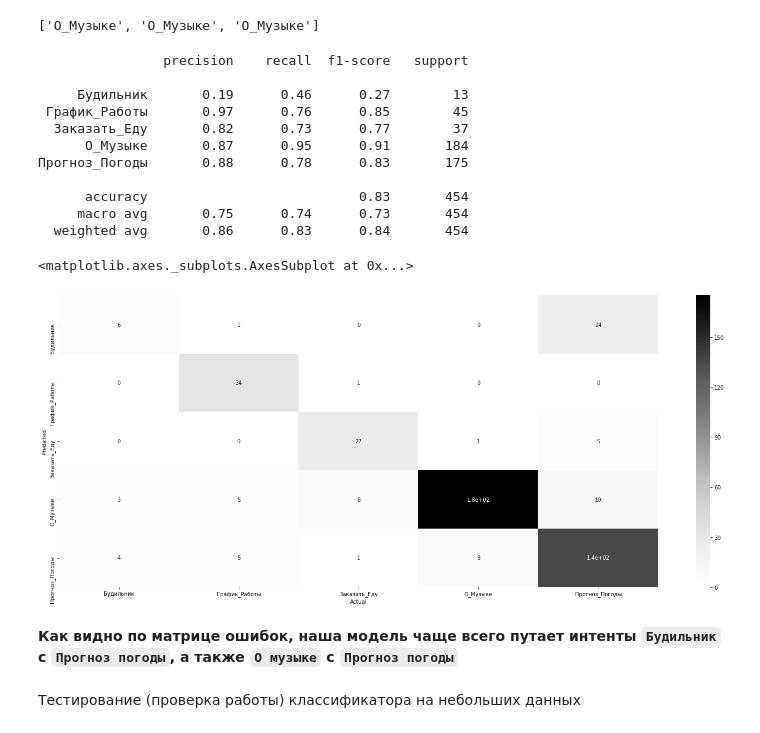
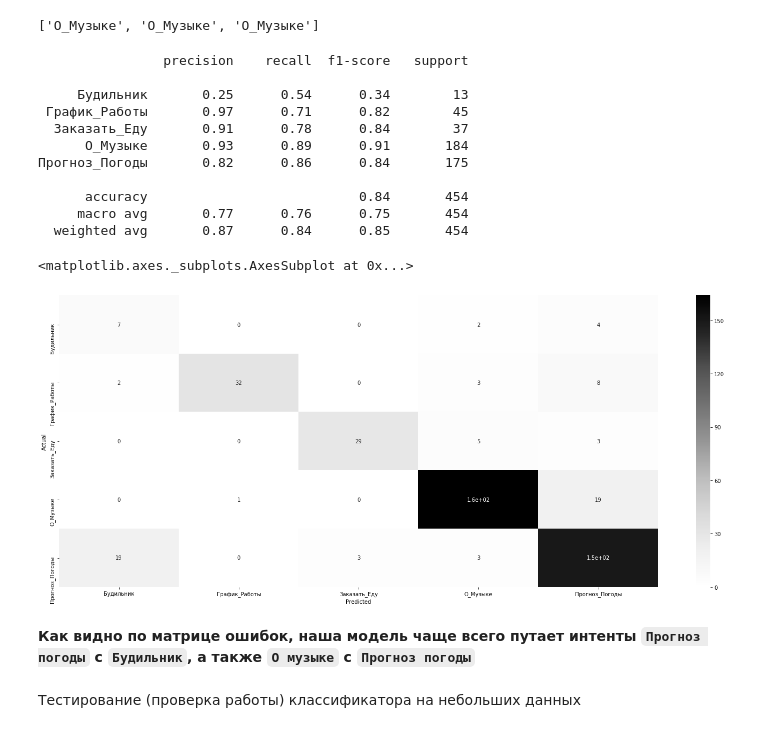
Before and after one commit to theKirill/GensimSample, a Jupyter notebook: rusvectores_model.ipynb, the cells around one changed output. Drawn from its saved outputs; the diff is of its cells as text; code cells hidden in the pictures.

```diff
--- a/rusvectores_model.ipynb
+++ b/rusvectores_model.ipynb
@@ -435,33 +435,33 @@ y_test_names[:3]
 # %%
 from sklearn.metrics import classification_report
 # %%
-print(classification_report(y_test_names, prediction_names, target_names = sorted(unique_intents)))
+print(classification_report(y_test_names, prediction_names))
 # %% [output]
                 precision    recall  f1-score   support
 
-     Будильник       0.19      0.46      0.27        13
- График_Работы       0.97      0.76      0.85        45
-  Заказать_Еду       0.82      0.73      0.77        37
-      О_Музыке       0.87      0.95      0.91       184
-Прогноз_Погоды       0.88      0.78      0.83       175
+     Будильник       0.25      0.54      0.34        13
+ График_Работы       0.97      0.71      0.82        45
+  Заказать_Еду       0.91      0.78      0.84        37
+      О_Музыке       0.93      0.89      0.91       184
+Прогноз_Погоды       0.82      0.86      0.84       175
 
-      accuracy                           0.83       454
-     macro avg       0.75      0.74      0.73       454
-  weighted avg       0.86      0.83      0.84       454
+      accuracy                           0.84       454
+     macro avg       0.77      0.76      0.75       454
+  weighted avg       0.87      0.84      0.85       454
 # %%
-data = {'prediction': y_test_names,
-        'actual':    prediction_names
+data = {'prediction': prediction_names,
+        'actual':    y_test_names
         }
 
-df = pd.DataFrame(data, columns = ['prediction','actual'])
-confusion_matrix = pd.crosstab(df['actual'], df['prediction'], rownames = ['Predicted'], colnames = ['Actual'])
+df = pd.DataFrame(data, columns = ['actual','prediction'])
+confusion_matrix = pd.crosstab(df['actual'], df['prediction'], rownames = ['Actual'], colnames = ['Predicted'])
 plt.figure(figsize=(25, 10))
 sn.heatmap(confusion_matrix, annot=True,cmap="Greys")
 # %% [output]
 <matplotlib.axes._subplots.AxesSubplot at 0x...>
-[figure, old version]
+[figure, new version]
 # %% [markdown]
-**Как видно по матрице ошибок, наша модель чаще всего путает интенты `Будильник` с `Прогноз погоды`, а также `О музыке` с `Прогноз погоды`**
+**Как видно по матрице ошибок, наша модель чаще всего путает интенты `Прогноз погоды` с `Будильник`, а также `О музыке` с `Прогноз погоды`**
 # %% [markdown]
 Тестирование (проверка работы) классификатора на небольших данных
 # %%
```
Also changed, not shown: parts of 2 cells of this notebook.
